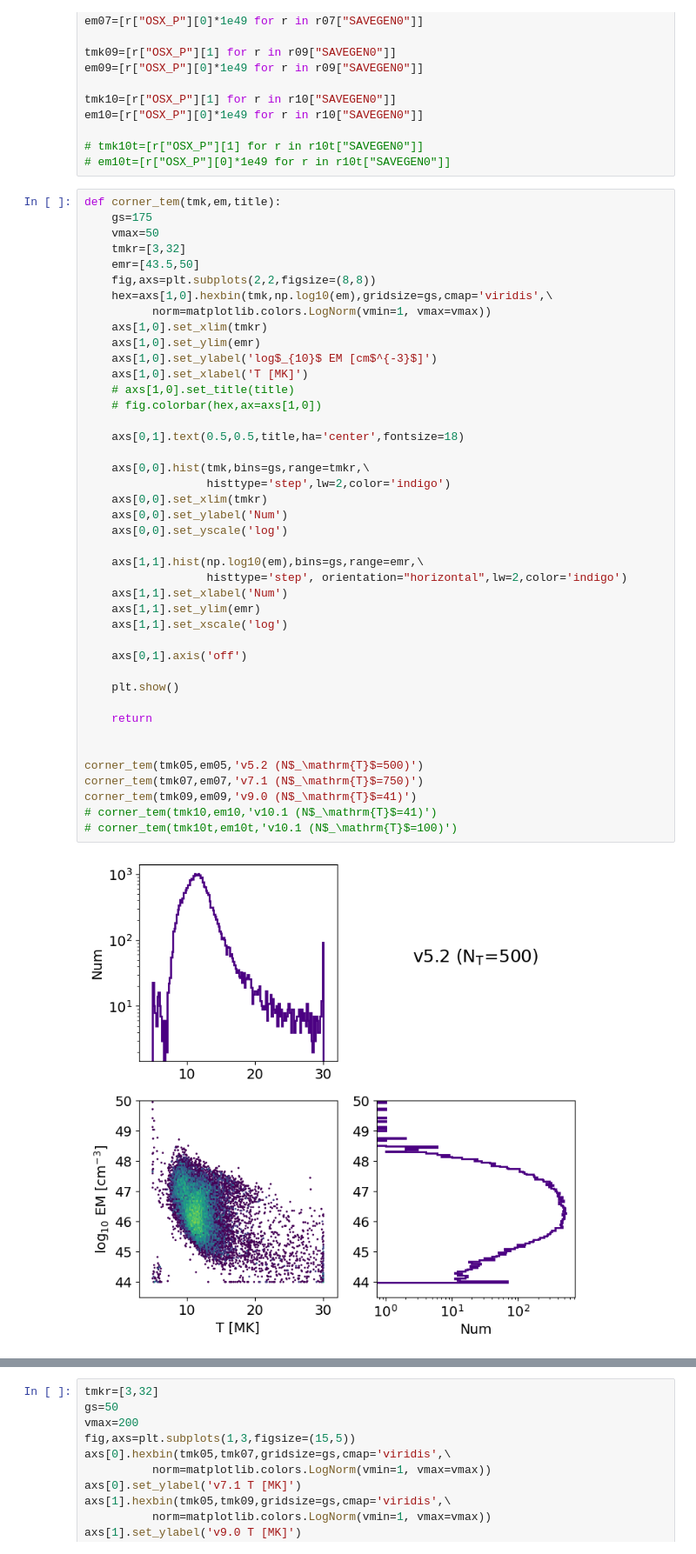
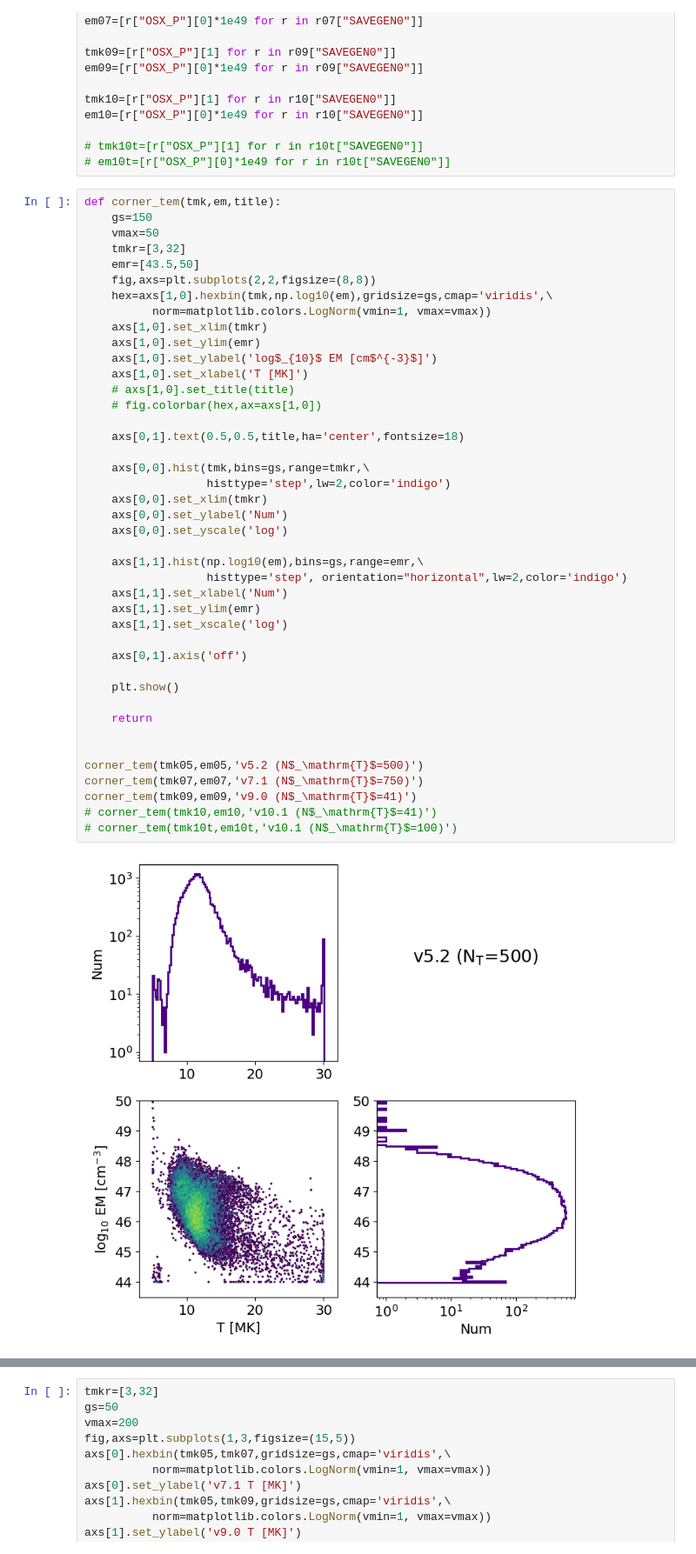
Before and after one commit to ianan/wee_2024, a Jupyter notebook: compare_fvthbpow_ch.ipynb, the cells around one changed output, grey strips where cells are left out. Shown at 87% size. Saved outputs shown, nothing was run; the diff lists cells and outputs as text.

```diff
--- a/compare_fvthbpow_ch.ipynb
+++ b/compare_fvthbpow_ch.ipynb
@@ -54,7 +54,7 @@ em10=[r["OSX_P"][0]*1e49 for r in r10["SAVEGEN0"]]
 # em10t=[r["OSX_P"][0]*1e49 for r in r10t["SAVEGEN0"]]
 # %%
 def corner_tem(tmk,em,title):
-    gs=175
+    gs=150
     vmax=50
     tmkr=[3,32]
     emr=[43.5,50]
@@ -68,31 +68,31 @@ def corner_tem(tmk,em,title):
     # axs[1,0].set_title(title)
     # fig.colorbar(hex,ax=axs[1,0])
 
     axs[0,1].text(0.5,0.5,title,ha='center',fontsize=18)
 
     axs[0,0].hist(tmk,bins=gs,range=tmkr,\
                   histtype='step',lw=2,color='indigo')
     axs[0,0].set_xlim(tmkr)
     axs[0,0].set_ylabel('Num')
     axs[0,0].set_yscale('log')
 
     axs[1,1].hist(np.log10(em),bins=gs,range=emr,\
                   histtype='step', orientation="horizontal",lw=2,color='indigo')
     axs[1,1].set_xlabel('Num')
     axs[1,1].set_ylim(emr)
     axs[1,1].set_xscale('log')
 
     axs[0,1].axis('off')
 
     plt.show()
 
     return
 
 
 corner_tem(tmk05,em05,'v5.2 (N$_\mathrm{T}$=500)')
 corner_tem(tmk07,em07,'v7.1 (N$_\mathrm{T}$=750)')
 corner_tem(tmk09,em09,'v9.0 (N$_\mathrm{T}$=41)')
 # corner_tem(tmk10,em10,'v10.1 (N$_\mathrm{T}$=41)')
 # corner_tem(tmk10t,em10t,'v10.1 (N$_\mathrm{T}$=100)')
 # %% [output]
-[figure, old version]
+[figure, new version]
```
Also changed, not shown: parts of 2 cells of this notebook.
